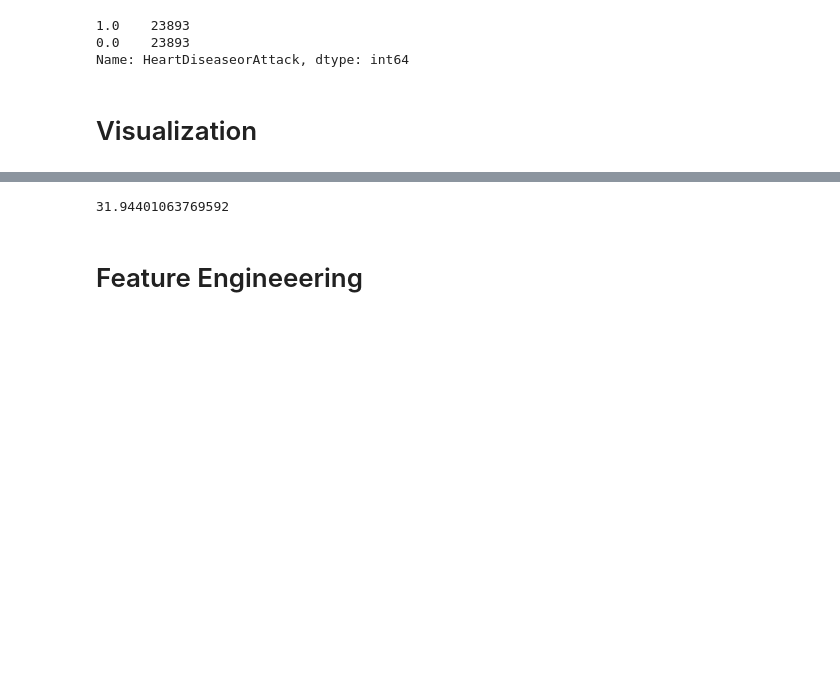
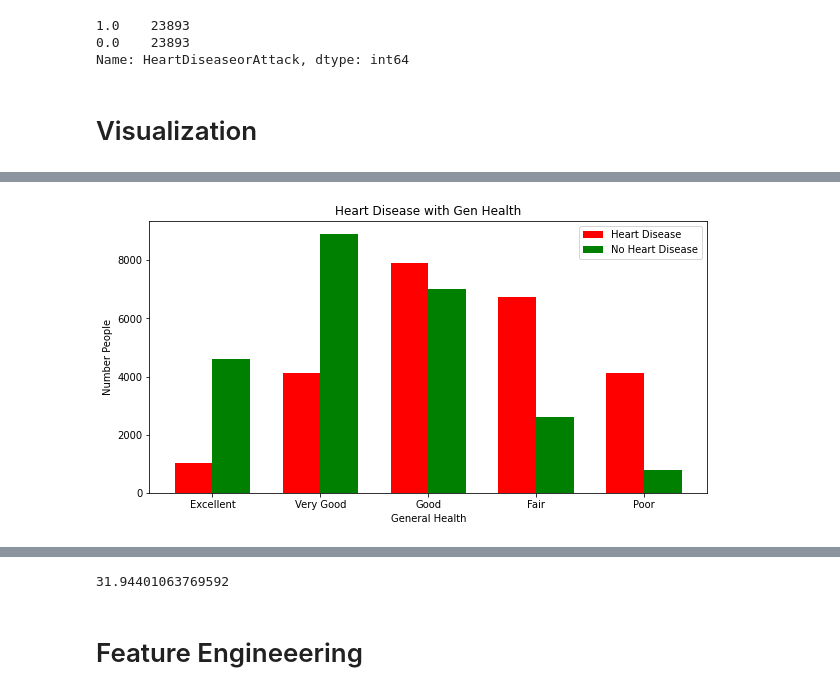
Before and after one commit to ajithpious/DeepSpeech, a Jupyter notebook: Project_BRFSS.ipynb, the cells around one changed output, grey strips where cells are left out. Saved outputs shown, nothing was run; the diff lists cells and outputs as text; code cells hidden in the pictures; blank space fills up the shorter version.

```diff
--- a/Project_BRFSS.ipynb
+++ b/Project_BRFSS.ipynb
@@ -625,13 +654,19 @@ df
 # %%
-def plot_bar(df,column,title,w,h):
+# Function for plotting the bar graph between Heart disease and other varibales
+def plot_bar(df,column,title,w,h,labels,xticks,xlabel,ylabel):
   width=0.35
   fig,ax=plt.subplots()
   fig.set_size_inches(w,h)
-  val_0=df[df['Diabetes_binary']==0][column].value_counts()
-  val_1=df[df['Diabetes_binary']==1][column].value_counts()
+  val_0=df[df['HeartDiseaseorAttack']==0][column].value_counts()
+  val_1=df[df['HeartDiseaseorAttack']==1][column].value_counts()
   bins1=val_1.index-width/2
   bins0=val_0.index+width/2
-  ax.bar(bins1,val_1.values,width,color="red",label='Diabetes')
-  ax.bar(bins0,val_0.values,width,color='green',label="No Diabetes")
+  ax.bar(bins1,val_1.values,width,color="red",label='Heart Disease')
+  ax.bar(bins0,val_0.values,width,color='green',label="No Heart Disease")
+  if(labels != None):
+    ax.set_xticks(xticks)
+    ax.set_xticklabels(labels=labels)
   ax.legend()
+  ax.set_xlabel(xlabel)
+  ax.set_ylabel(ylabel)
   ax.set_title(title)
@@ -661,0 +673,5 @@ plot_bar(df,'DiffWalk','Diabetes with Fruits',10,5)
+# %%
+# Bar Graph between General Health and number of people
+plot_bar(df,'GenHlth','Heart Disease with Gen Health',10,5,['Excellent','Very Good','Good','Fair','Poor'],range(1,6),"General Health","Number People")
+# %% [output]
+[figure, added]
```
Also changed, not shown: parts of 16 cells of this notebook.
